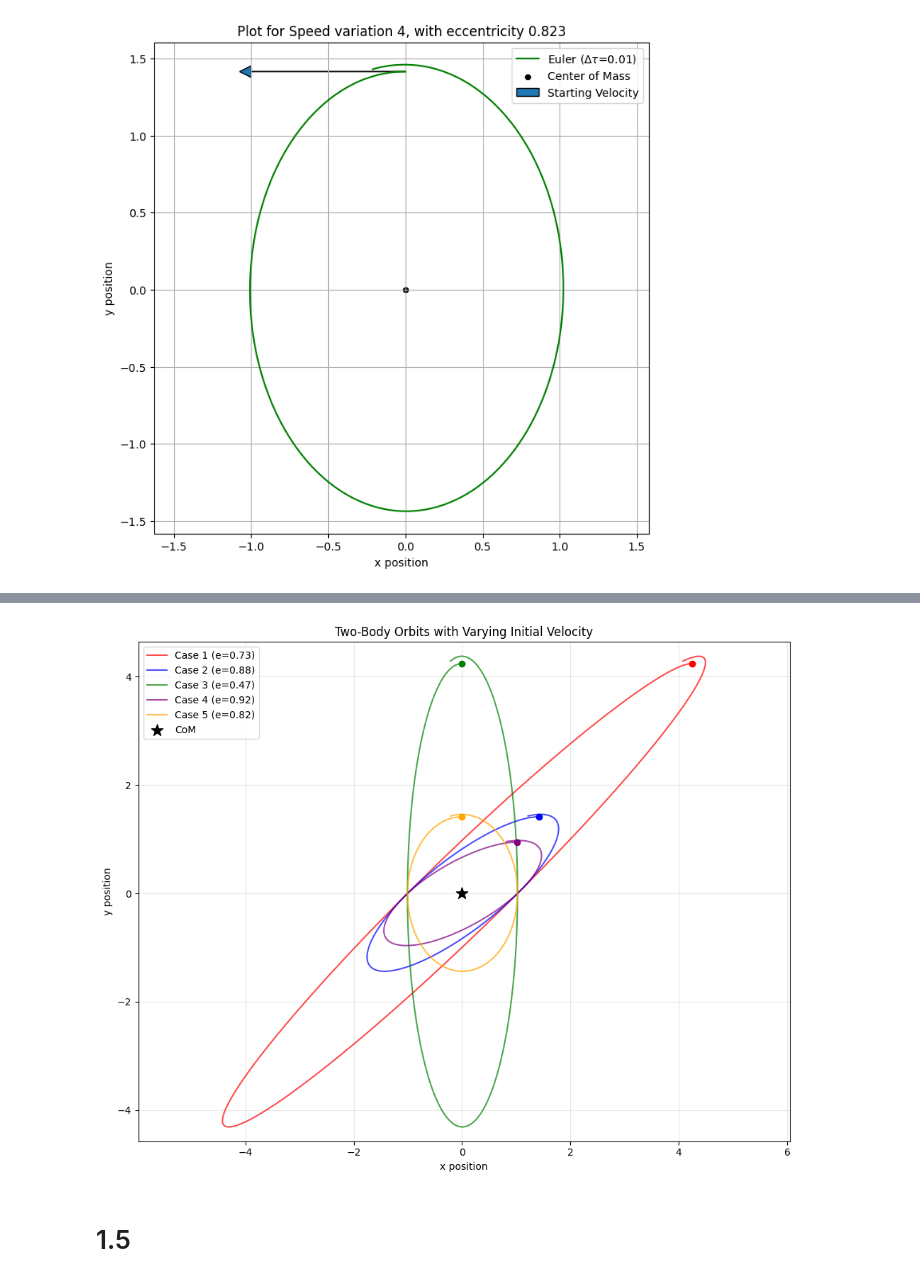
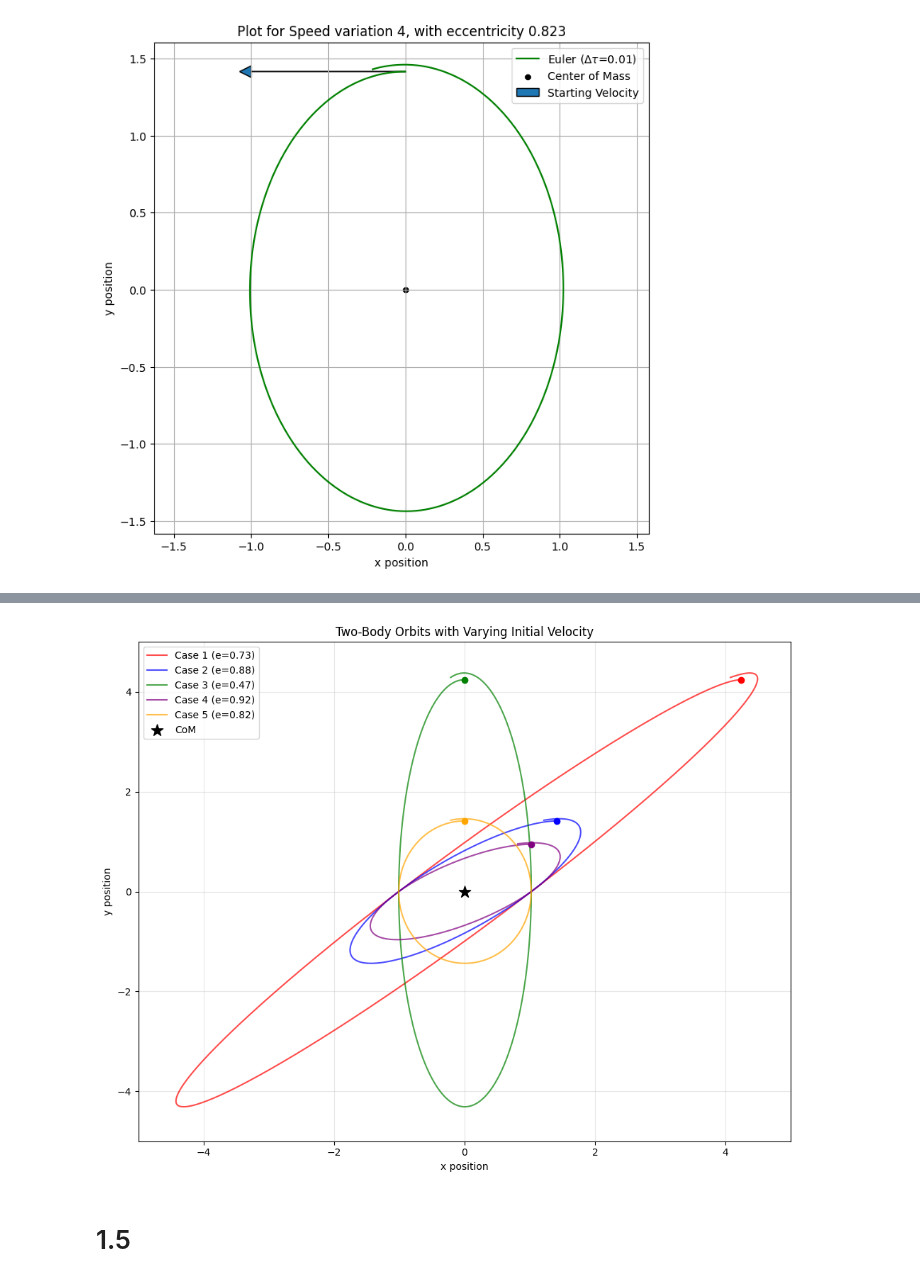
Before and after one commit to FinnZeumer/Introduction-to-Computational-Physics, a Jupyter notebook: Homework_8.ipynb, the cells around one changed output, grey strips where cells are left out. Cells and saved outputs as stored; diff of their text form; code cells hidden in the pictures.

```diff
--- a/Homework_8.ipynb
+++ b/Homework_8.ipynb
@@ -527,36 +524,38 @@ Total animation frames: 79
 # %%
 fig, ax = plt.subplots(figsize=(10, 8))
 colors = ['red', 'blue', 'green', 'purple', 'orange']
-labels = ['Hyperbolic', 'Elliptical', 'Elliptical', 'Near-circular', 'Circular']
 
 for i, v_init in enumerate(velocit_vari):
     result = eulerSolving_twoBodyTwoD(w_0=v_init, total_time=6.5)
 
     x_pos = result[:, 0]
     y_pos = result[:, 1]
 
     # Calculate eccentricity for labeling
     initial_velo = np.array([result[0, 2], result[0, 3], 0], float)
     _, eccent = LaplaceRungeLenz(v=initial_velo, r=np.array([x_pos[0], y_pos[0], 0]))
 
     label_str = f'Case {i+1} (e={eccent:.2f})'
     ax.plot(x_pos, y_pos, color=colors[i], linewidth=1.5, alpha=0.7, label=label_str)
 
     # Mark starting point
     ax.plot(x_pos[0], y_pos[0], 'o', color=colors[i], markersize=6)
 
 # Center of mass
 ax.scatter([0], [0], color='black', s=150, marker='*', zorder=5, label='CoM')
 
 ax.set_xlabel('x position')
 ax.set_ylabel('y position')
 ax.set_title('Two-Body Orbits with Varying Initial Velocity')
-ax.axis('equal')
+# ax.axis('equal')
 ax.grid(True, alpha=0.3)
 ax.legend(loc='best')
+plt.xlim(-5,5)
+plt.ylim(-5,5)
+
 plt.tight_layout()
 plt.show()
 # %% [output]
-[figure, old version]
+[figure, new version]
 # %% [markdown]
 # 1.5
```
Also changed, not shown: parts of 7 cells of this notebook.
